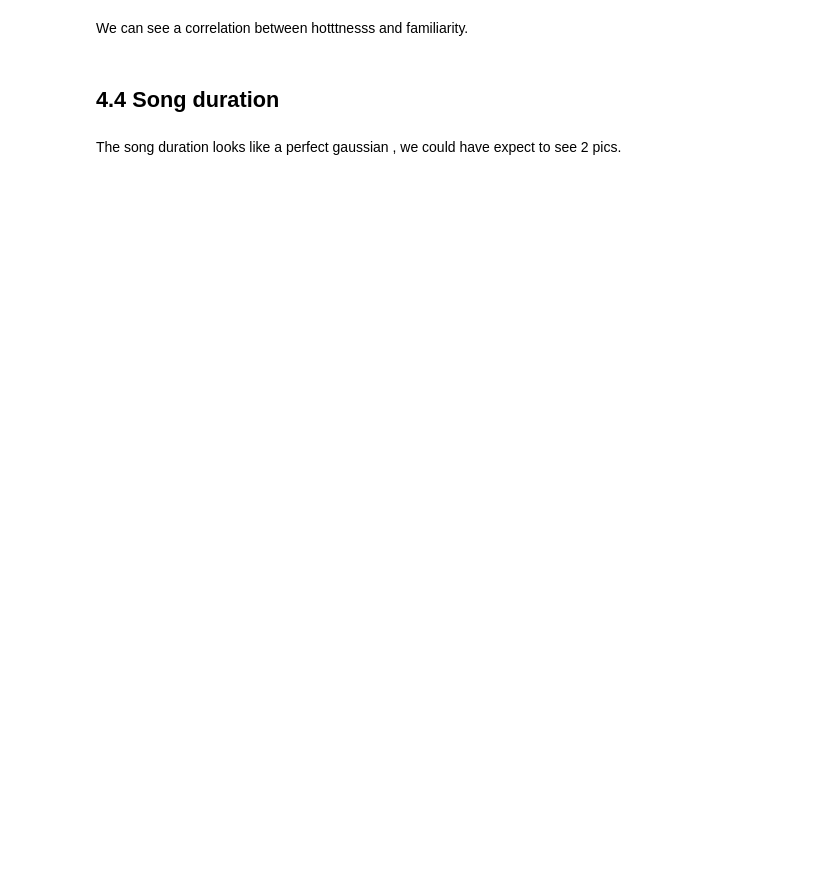
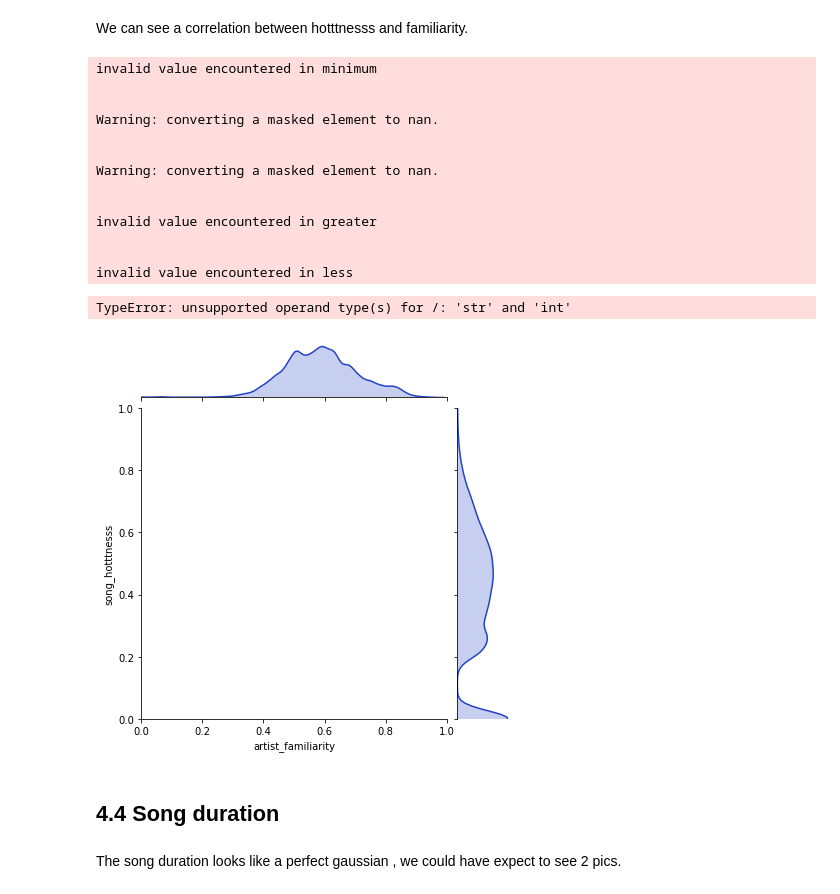
Before and after one commit to mathildemrt/ada, a Jupyter notebook: project/project.ipynb, the cells around one changed output. Cells and saved outputs as stored; diff of their text form; code cells hidden in the pictures; blank space fills up the shorter version.

Commit message:
Runned the notebook on the entire dataset - Added time index to heat map

```diff
--- a/project/project.ipynb
+++ b/project/project.ipynb
@@ -558,11 +695,11 @@ def count_genre(year,genre,step,country=0):
 
 
 step=3
-year_df=pd.DataFrame(np.arange(1960,2011-step,step),columns=['year'])
+year_df=pd.DataFrame(np.arange(1940,2011-step,step),columns=['year'])
 for genre in df['genre'].unique():
-    year_df[genre]=year_df.year.apply(lambda x: count_genre(x,genre,step,'DE'))
+    year_df[genre]=year_df.year.apply(lambda x: count_genre(x,genre,step,0))
 
-year_df=year_df.set_index('year')
+year_df = year_df.set_index('year')
 # %%
 year_df = year_df.divide(year_df .sum(axis=1), axis=0)
 # %%
@@ -636,7 +807,7 @@ for genre in df['genre'].unique():
 def count_hotttness(year,genre,step,n_most):
     df1=df[df['year']>=year]
     df1=df1[df1['year']<year+step]
-    df1=df1.sort_values(['hotttnesss'], ascending=[0])
+    df1=df1.sort_values(['song_hotttnesss'], ascending=[0])
     if len(df1)>n_most:
         df1=df1.head(n_most)
     df1=df1[df1['genre']==genre]
@@ -647,7 +818,7 @@ def count_hotttness(year,genre,step,n_most):
 def count_familiarity(year,genre,step,n_most):
     df1=df[df['year']>=year]
     df1=df1[df1['year']<year+step]
-    df1=df1.sort_values(['familiarity'], ascending=[0])
+    df1=df1.sort_values(['artist_familiarity'], ascending=[0])
     if len(df1)>n_most:
         df1=df1.head(n_most)
     df1=df1[df1['genre']==genre]
@@ -658,13 +829,13 @@ def count_familiarity(year,genre,step,n_most):
 step=3
 n_most=10
 
-h_df=pd.DataFrame(np.arange(1960,2011-step,step),columns=['year'])
+h_df=pd.DataFrame(np.arange(1940,2011-step,step),columns=['year'])
 for genre in df['genre'].unique():
     h_df[genre]=h_df.year.apply(lambda x: count_hotttness(x,genre,step,n_most))
 h_df=h_df.set_index('year')
 
 
-f_df=pd.DataFrame(np.arange(1960,2011-step,step),columns=['year'])
+f_df=pd.DataFrame(np.arange(1940,2011-step,step),columns=['year'])
 for genre in df['genre'].unique():
     f_df[genre]=f_df.year.apply(lambda x: count_familiarity(x,genre,step,n_most))
 f_df=f_df.set_index('year')
@@ -692,11 +887,27 @@ g.set_axis_labels("$familiarity$", "$hotttnesss$");
 We can see a correlation between hotttnesss and familiarity.
 # %%
 for genre in df['genre'].unique():
-    g = sns.jointplot(x="familiarity", y="hotttnesss", data=df[df['genre']==genre], kind="kde",xlim=[0,1], ylim=[0,1],color=genre_color[genre])
+    g = sns.jointplot(x="artist_familiarity", y="song_hotttnesss", data=df[df['genre']==genre], kind="kde",xlim=[0,1], ylim=[0,1],color=genre_color[genre])
     g.plot_joint(plt.scatter, s=30, linewidth=1, marker="+",color=genre_color[genre])
     g.ax_joint.collections[0].set_alpha(0)
     g.set_axis_labels("$familiarity$", "$hotttnesss$");
     g.fig.suptitle(genre)
+# %% [output]
+invalid value encountered in minimum
+
+
+Warning: converting a masked element to nan.
+
+
+Warning: converting a masked element to nan.
+
+
+invalid value encountered in greater
+
+
+invalid value encountered in less
+TypeError: unsupported operand type(s) for /: 'str' and 'int'
+[figure, added]
 # %% [markdown]
 ## 4.4 Song duration
 # %% [markdown]
```
Also changed, not shown: parts of 34 cells of this notebook, 2 other files.
